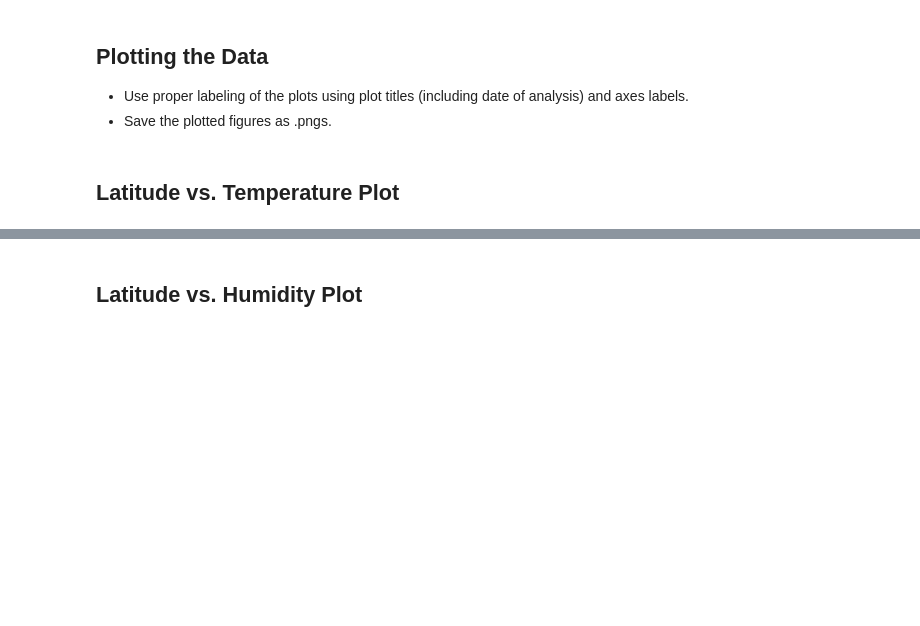
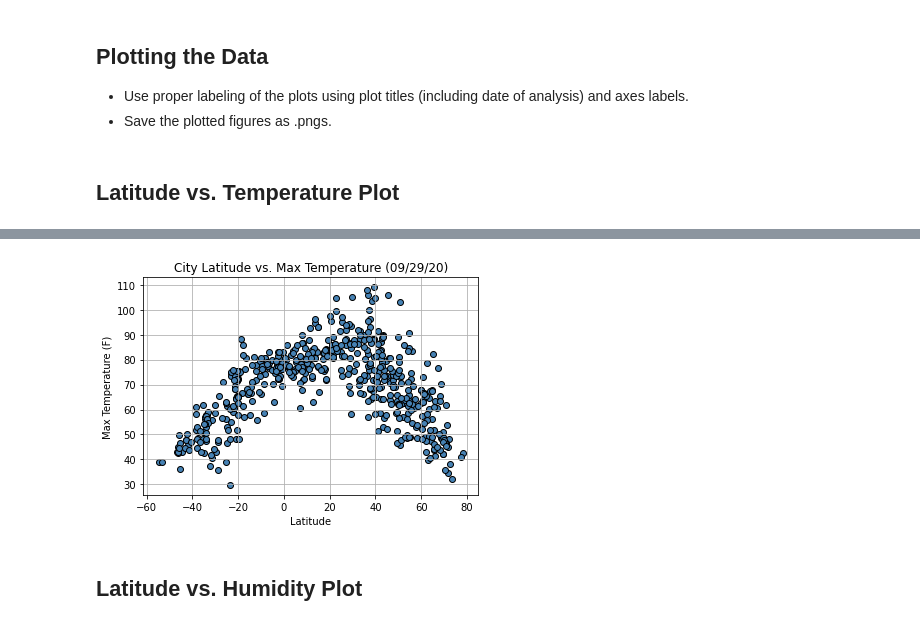
Before and after one commit to cchaidez13/python-api-challenge2, a Jupyter notebook: WeatherPy/WeatherPy.ipynb, the cells around one changed output, grey strips where cells are left out. Drawn from its saved outputs; the diff is of its cells as text; code cells hidden in the pictures; blank space fills up the shorter version.

```diff
--- a/WeatherPy/WeatherPy.ipynb
+++ b/WeatherPy/WeatherPy.ipynb
@@ -134,0 +66,15 @@ Processing Record 44 of Set 10 | maniitsoq
+# %%
+#Create Lists
+city_list = []
+country_list = []
+lats_list = []
+lngs_list = []
+date_list = []
+temp_list = []
+humidity_list = []
+cloud_list = []
+wind_speed_list = []
+
+#Set Counter Values
+index_counter = 0
+set_counter = 1
@@ -137,15 +141,15 @@ Processing Record 44 of Set 10 | maniitsoq
 * Export the city data into a .csv.
 * Display the DataFrame
 # %%
-#Create a dataframe using information from data retrieval
+#Convert Results into DataFrame
 weather_data = pd.DataFrame({
     "City" : city_list,
+    "Country" : country_list,
     "Lat" : lats_list,
     "Lng" : lngs_list,
-    "Max Temp" : temp_max_list,
+    "Date" : date_list,
+    "Max Temp" : temp_list,
     "Humidity" : humidity_list,
     "Clouds" : cloud_list,
-    "Wind Speed" : wind_speed_list,
-    "Country" : country_list,
-    "Date" : date_list
+    "Wind Speed" : wind_speed_list
 })
@@ -215,2 +191,14 @@ Int64Index([], dtype='int64')
+# %%
+#Plot Latitude vs. Temperature Plot
+plt.scatter(weather_data["Lat"], weather_data["Max Temp"], color = "steelblue", edgecolor = "black")
+plt.title("City Latitude vs. Max Temperature (09/29/20)")
+plt.xlabel("Latitude")
+plt.ylabel("Max Temperature (F)")
+plt.grid(True)
+
+#Save Scatter Plot as PNG
+plt.savefig("City Latitude vs Max Temperature.png")
+# %% [output]
+[figure, added]
 # %% [markdown]
 ## Latitude vs. Humidity Plot
```
Also changed, not shown: parts of 23 cells of this notebook, 10 other files.
